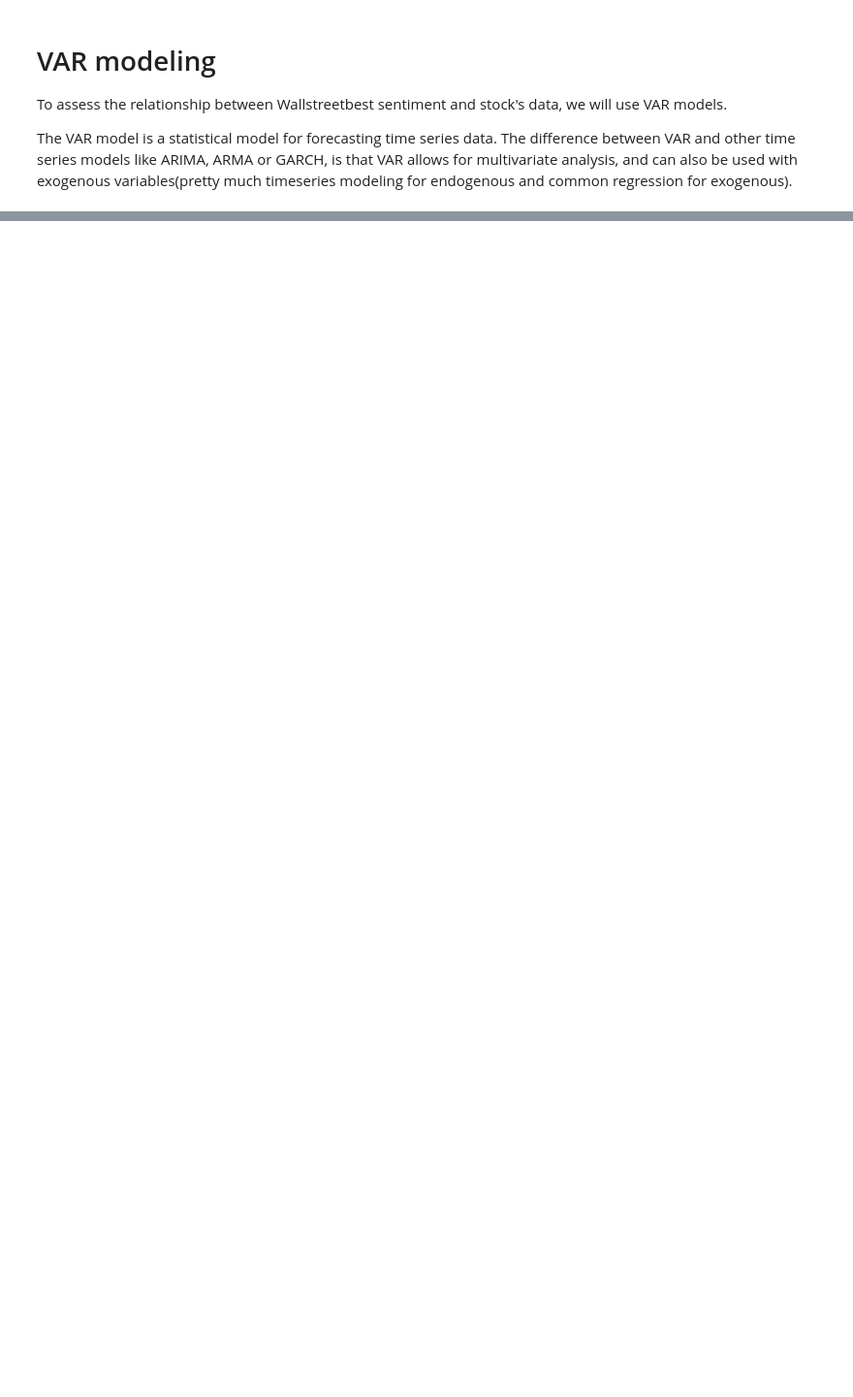
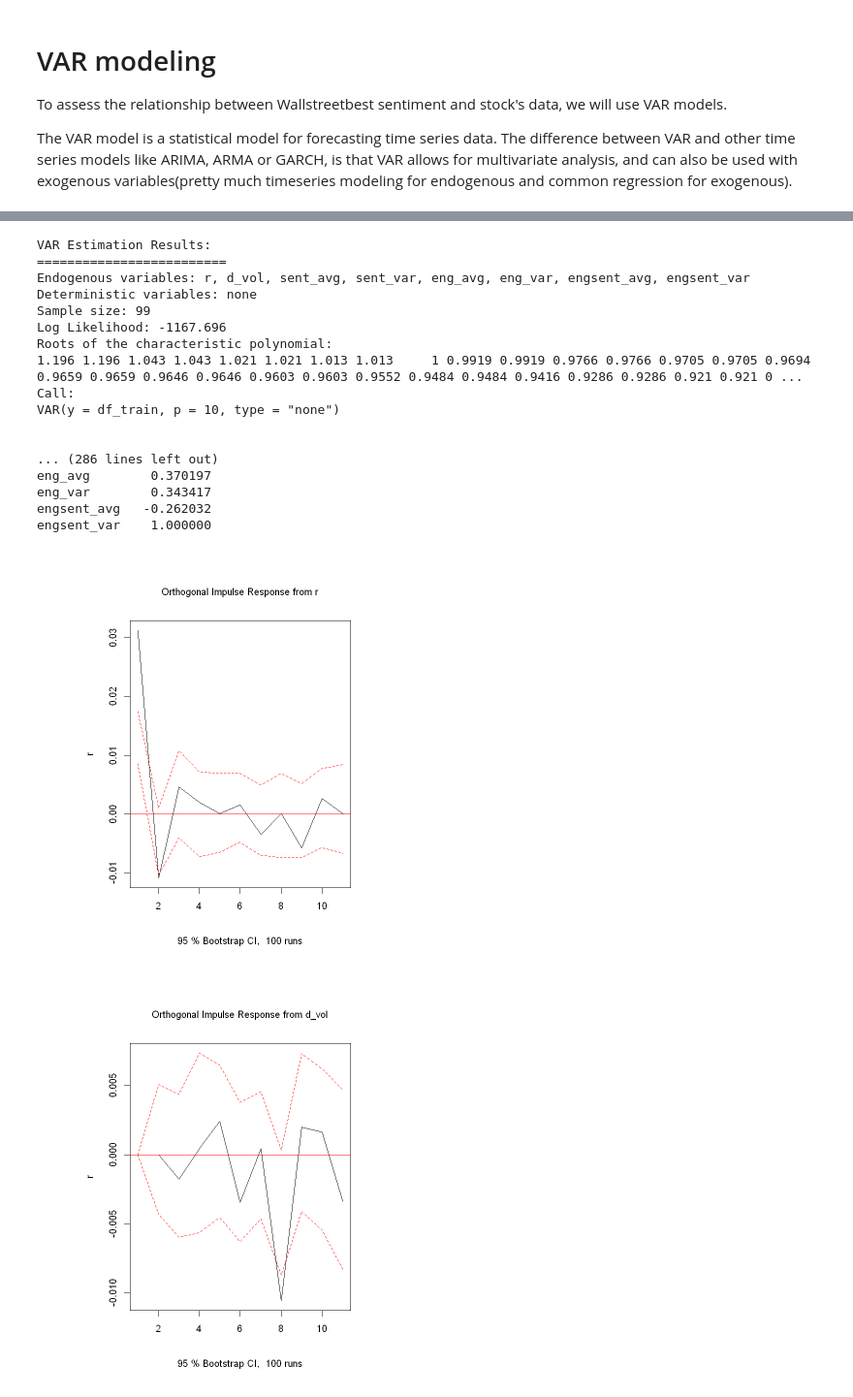
Before and after one commit to Fabio-Rossi-Hub/MemeStock-Returns-Sentiment-Forecasting, a Jupyter notebook: notebooks/VAR_modelling.ipynb, the cells around one changed output, grey strips where cells are left out. Shown: that part at 97% size. Cells and saved outputs as stored; diff of their text form; code cells hidden in the pictures; blank space fills up the shorter version.

```diff
--- a/notebooks/VAR_modelling.ipynb
+++ b/notebooks/VAR_modelling.ipynb
@@ -69,0 +88,22 @@ ERROR: Error in recipe(~., data = r50) %>% step_center(all_numeric()) %>% step_s
+# %%
+# Train/Test split
+idx <- round(nrow(r50_clean) * 0.9)
+
+df_train <- head(r50_clean, idx) %>% na.omit()
+df_test <- tail(r50_clean,
+            nrow(r50_clean) - idx) %>%
+            na.omit()
+
+# Set r and d_vol as endogenous variables
+endogenous <- c("r", "d_vol")
+
+# Set sentiment variables as exogenous
+exogenous <- c("sent_avg", "sent_var", "eng_avg", "eng_var", "engsent_avg", "engsent_var")
+
+# VARX Exogenous
+df_ex_train <- df_train[exogenous]
+df_ex_test <- df_test[exogenous]
+
+# VARX Endogenous
+df_end_train <- df_train[endogenous]
+df_end_test <- df_test[endogenous]
@@ -69,0 +157,28 @@ ERROR: Error in recipe(~., data = r50) %>% step_center(all_numeric()) %>% step_s
+# %%
+var_1 <- VAR(df_train, p = 10,  type = "none")
+
+var_2 <- restrict(var_1, method = "ser")
+summary(var_2)
+
+var_irf <- irf(var_2, response = "r")
+plot(var_irf)
+# %% [output]
+VAR Estimation Results:
+=========================
+Endogenous variables: r, d_vol, sent_avg, sent_var, eng_avg, eng_var, engsent_avg, engsent_var
+Deterministic variables: none
+Sample size: 99
+Log Likelihood: -1167.696
+Roots of the characteristic polynomial:
+1.196 1.196 1.043 1.043 1.021 1.021 1.013 1.013     1 0.9919 0.9919 0.9766 0.9766 0.9705 0.9705 0.9694 0.9659 0.9659 0.9646 0.9646 0.9603 0.9603 0.9552 0.9484 0.9484 0.9416 0.9286 0.9286 0.921 0.921 0 ...
+Call:
+VAR(y = df_train, p = 10, type = "none")
+
+
+... (286 lines left out)
+eng_avg        0.370197
+eng_var        0.343417
+engsent_avg   -0.262032
+engsent_var    1.000000
+[figure, added]
+[figure, added]
```
Also changed, not shown: parts of 11 cells of this notebook.
